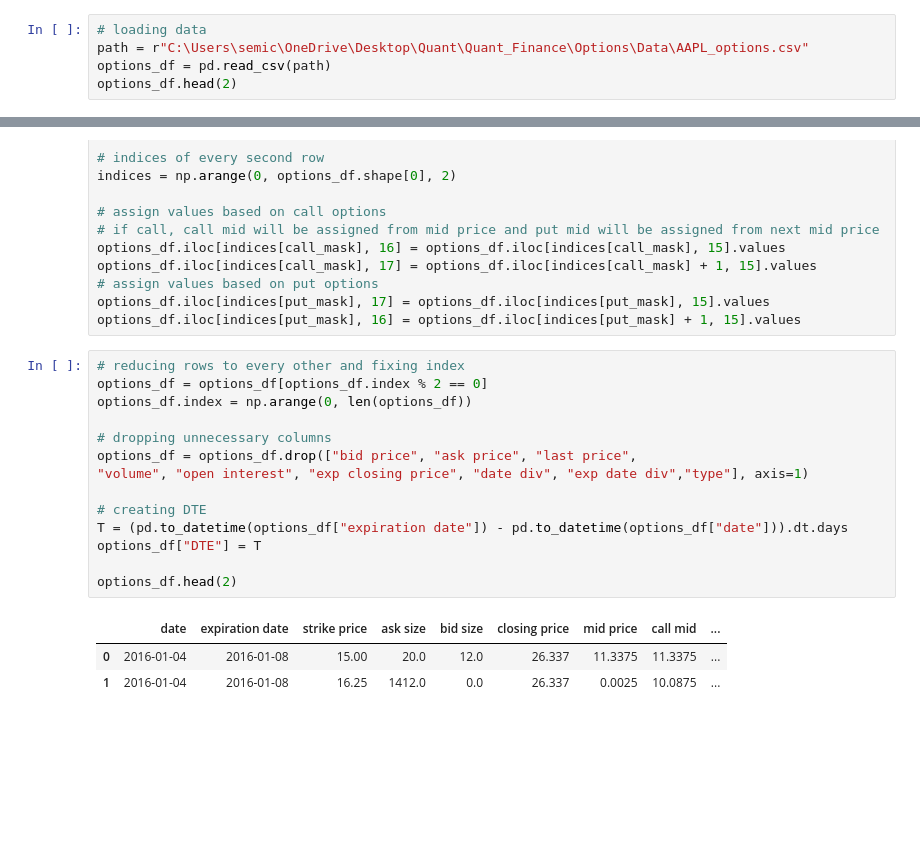
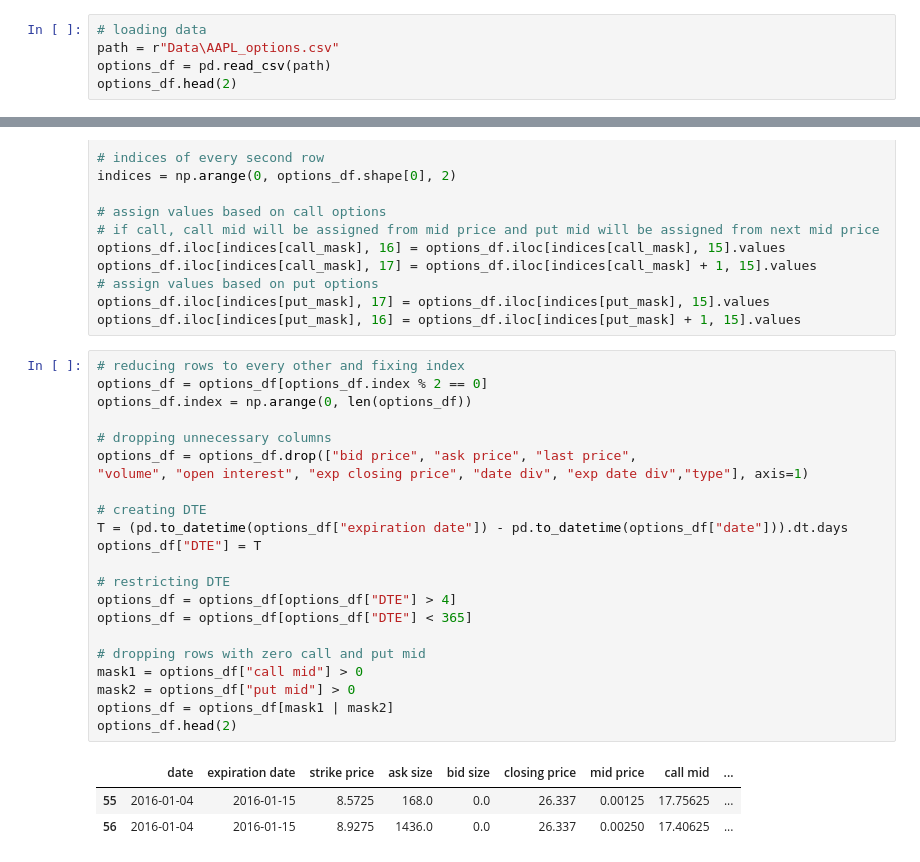
Before and after one commit to joeHollander/Quant_Finance, a Jupyter notebook: Options/OptionVisualization.ipynb, the cells around one changed output, grey strips where cells are left out. Saved outputs shown, nothing was run; the diff lists cells and outputs as text; blank space fills up the shorter version.

Commit message:
Skew, Term Structure, and File Path

```diff
--- a/Options/OptionVisualization.ipynb
+++ b/Options/OptionVisualization.ipynb
@@ -8,6 +7,6 @@ from py_vollib.black_scholes.implied_volatility import implied_volatility
 # %%
 # loading data
-path = r"C:\Users\semic\OneDrive\Desktop\Quant\Quant_Finance\Options\Data\AAPL_options.csv"
+path = r"Data\AAPL_options.csv"
 options_df = pd.read_csv(path)
 options_df.head(2)
 # %% [output]
@@ -45,21 +44,29 @@ options_df.iloc[indices[put_mask], 16] = options_df.iloc[indices[put_mask] + 1,
 # %%
 # reducing rows to every other and fixing index
 options_df = options_df[options_df.index % 2 == 0]
 options_df.index = np.arange(0, len(options_df))
 
 # dropping unnecessary columns
 options_df = options_df.drop(["bid price", "ask price", "last price",
 "volume", "open interest", "exp closing price", "date div", "exp date div","type"], axis=1)
 
 # creating DTE
 T = (pd.to_datetime(options_df["expiration date"]) - pd.to_datetime(options_df["date"])).dt.days
 options_df["DTE"] = T
 
+# restricting DTE
+options_df = options_df[options_df["DTE"] > 4]
+options_df = options_df[options_df["DTE"] < 365]
+
+# dropping rows with zero call and put mid
+mask1 = options_df["call mid"] > 0
+mask2 = options_df["put mid"] > 0
+options_df = options_df[mask1 | mask2]
 options_df.head(2)
 # %% [output]
 |  | date | expiration date | strike price | ask size | bid size | closing price | mid price | call mid | ... |
-| 0 | 2016-01-04 | 2016-01-08 | 15.00 | 20.0 | 12.0 | 26.337 | 11.3375 | 11.3375 | ... |
-| 1 | 2016-01-04 | 2016-01-08 | 16.25 | 1412.0 | 0.0 | 26.337 | 0.0025 | 10.0875 | ... |
+| 55 | 2016-01-04 | 2016-01-15 | 8.5725 | 168.0 | 0.0 | 26.337 | 0.00125 | 17.75625 | ... |
+| 56 | 2016-01-04 | 2016-01-15 | 8.9275 | 1436.0 | 0.0 | 26.337 | 0.00250 | 17.40625 | ... |
 # %%
 # creating new dataframe for date organization
 df = pd.DataFrame()
```
Also changed, not shown: parts of 10 cells of this notebook, 1 other file.
